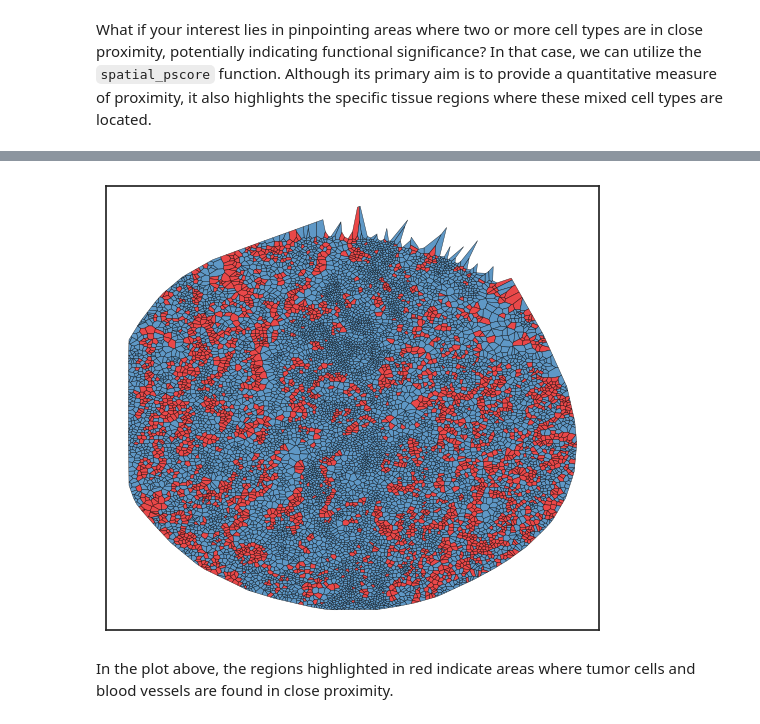
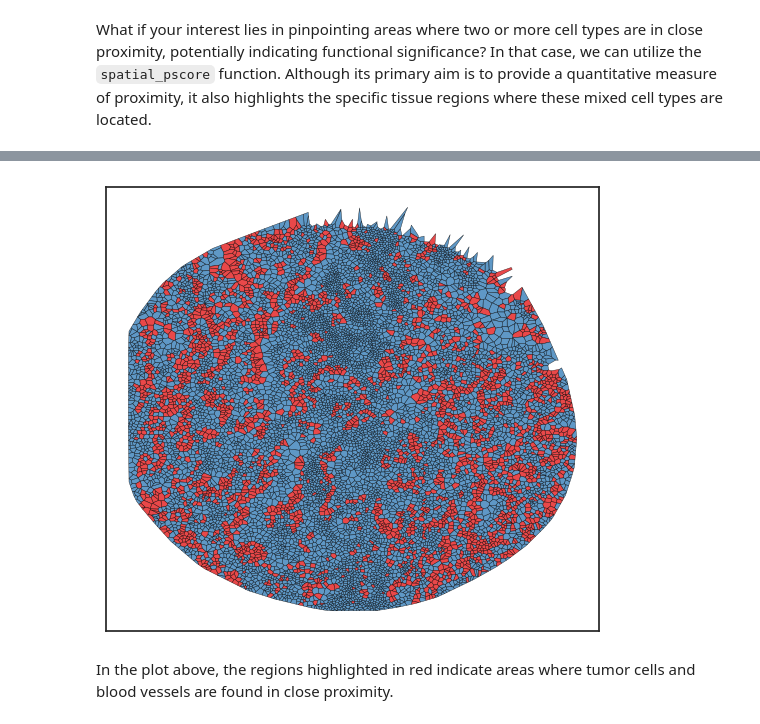
Before and after one commit to labsyspharm/scimap, a Jupyter notebook: docs/tutorials/nbs/Spatial Search.ipynb, the cells around one changed output, grey strips where cells are left out. Saved outputs shown, nothing was run; the diff lists cells and outputs as text; code cells hidden in the pictures.

```diff
--- a/docs/tutorials/nbs/Spatial Search.ipynb
+++ b/docs/tutorials/nbs/Spatial Search.ipynb
@@ -58,14 +52,14 @@ The default of observed=False is deprecated and will be changed to True in a fut
 # %%
 sm.pl.voronoi(adata, color_by='spatial_pscore',
                  voronoi_edge_color = 'black',
                  voronoi_line_width = 0.3,
                  voronoi_alpha = 0.8,
-                 size_max=7000,
+                 size_max=3000,
                  overlay_points=None,
                  plot_legend=True,
                  legend_size=6)
 # %% [output]
-[figure, old version]
+[figure, new version]
 # %% [markdown]
 In the plot above, the regions highlighted in red indicate areas where tumor cells and blood vessels are found in close proximity.
 # %% [markdown]
```
Also changed, not shown: parts of 7 cells of this notebook, 11 other files.
